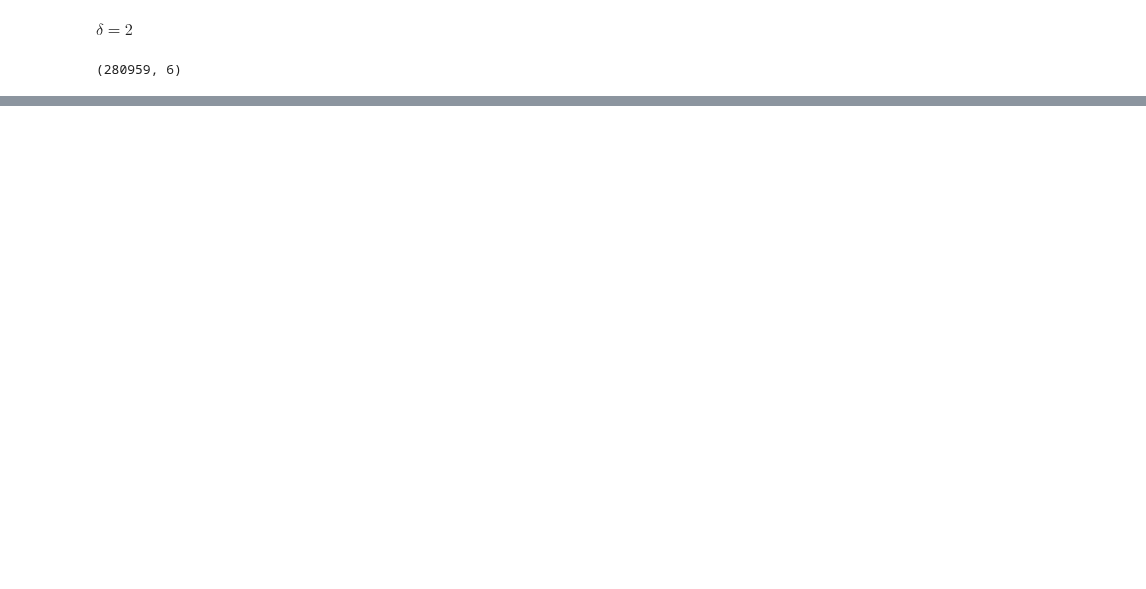
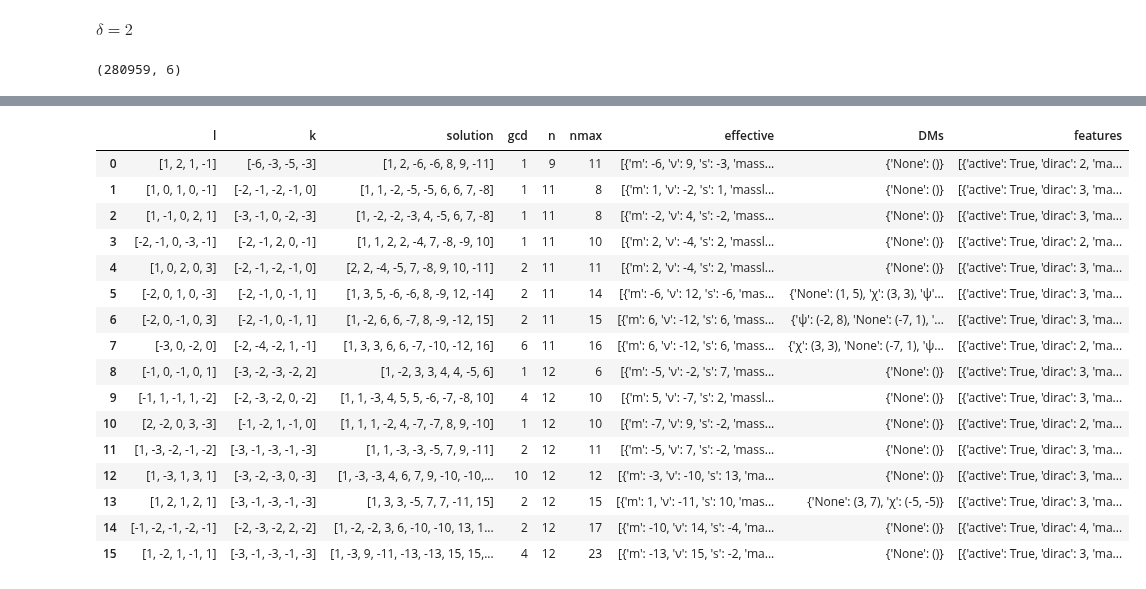
Before and after one commit to LBJ-Wade/anomaly, a Jupyter notebook: Effective_Dirac_5_6_IMPORTANT.ipynb, the cells around one changed output, grey strips where cells are left out. Saved outputs shown, nothing was run; the diff lists cells and outputs as text; code cells hidden in the pictures; blank space fills up the shorter version.

```diff
--- a/Effective_Dirac_5_6_IMPORTANT.ipynb
+++ b/Effective_Dirac_5_6_IMPORTANT.ipynb
@@ -347,0 +384,22 @@ dspm2['DMs']=dspm2.apply(lambda row: unconditional_stability(row,ZN,check_massle
+# %%
+kk=fnl[fnl['features'].apply(lambda l: True in [ True for d in l if d.get('active') and d.get('δ')==1 ])].reset_index(drop=True)
+df=pd.DataFrame(kk['features'].str[0].to_list())
+kk
+# %% [output]
+|  | l | k | solution | gcd | n | nmax | effective | DMs | features |
+| 0 | [1, 2, 1, -1] | [-6, -3, -5, -3] | [1, 2, -6, -6, 8, 9, -11] | 1 | 9 | 11 | [{'m': -6, 'ν': 9, 's': -3, 'mass... | {'None': ()} | [{'active': True, 'dirac': 2, 'ma... |
+| 1 | [1, 0, 1, 0, -1] | [-2, -1, -2, -1, 0] | [1, 1, -2, -5, -5, 6, 6, 7, -8] | 1 | 11 | 8 | [{'m': 1, 'ν': -2, 's': 1, 'massl... | {'None': ()} | [{'active': True, 'dirac': 3, 'ma... |
+| 2 | [1, -1, 0, 2, 1] | [-3, -1, 0, -2, -3] | [1, -2, -2, -3, 4, -5, 6, 7, -8] | 1 | 11 | 8 | [{'m': -2, 'ν': 4, 's': -2, 'mass... | {'None': ()} | [{'active': True, 'dirac': 3, 'ma... |
+| 3 | [-2, -1, 0, -3, -1] | [-2, -1, 2, 0, -1] | [1, 1, 2, 2, -4, 7, -8, -9, 10] | 1 | 11 | 10 | [{'m': 2, 'ν': -4, 's': 2, 'massl... | {'None': ()} | [{'active': True, 'dirac': 2, 'ma... |
+| 4 | [1, 0, 2, 0, 3] | [-2, -1, -2, -1, 0] | [2, 2, -4, -5, 7, -8, 9, 10, -11] | 2 | 11 | 11 | [{'m': 2, 'ν': -4, 's': 2, 'massl... | {'None': ()} | [{'active': True, 'dirac': 3, 'ma... |
+| 5 | [-2, 0, 1, 0, -3] | [-2, -1, 0, -1, 1] | [1, 3, 5, -6, -6, 8, -9, 12, -14] | 2 | 11 | 14 | [{'m': -6, 'ν': 12, 's': -6, 'mas... | {'None': (1, 5), 'χ': (3, 3), 'ψ'... | [{'active': True, 'dirac': 3, 'ma... |
+| 6 | [-2, 0, -1, 0, 3] | [-2, -1, 0, -1, 1] | [1, -2, 6, 6, -7, 8, -9, -12, 15] | 2 | 11 | 15 | [{'m': 6, 'ν': -12, 's': 6, 'mass... | {'ψ': (-2, 8), 'None': (-7, 1), '... | [{'active': True, 'dirac': 3, 'ma... |
+| 7 | [-3, 0, -2, 0] | [-2, -4, -2, 1, -1] | [1, 3, 3, 6, 6, -7, -10, -12, 16] | 6 | 11 | 16 | [{'m': 6, 'ν': -12, 's': 6, 'mass... | {'χ': (3, 3), 'None': (-7, 1), 'ψ... | [{'active': True, 'dirac': 2, 'ma... |
+| 8 | [-1, 0, -1, 0, 1] | [-3, -2, -3, -2, 2] | [1, -2, 3, 3, 4, 4, -5, 6] | 1 | 12 | 6 | [{'m': -5, 'ν': -2, 's': 7, 'mass... | {'None': ()} | [{'active': True, 'dirac': 3, 'ma... |
+| 9 | [-1, 1, -1, 1, -2] | [-2, -3, -2, 0, -2] | [1, 1, -3, 4, 5, 5, -6, -7, -8, 10] | 4 | 12 | 10 | [{'m': 5, 'ν': -7, 's': 2, 'massl... | {'None': ()} | [{'active': True, 'dirac': 3, 'ma... |
+| 10 | [2, -2, 0, 3, -3] | [-1, -2, 1, -1, 0] | [1, 1, 1, -2, 4, -7, -7, 8, 9, -10] | 1 | 12 | 10 | [{'m': -7, 'ν': 9, 's': -2, 'mass... | {'None': ()} | [{'active': True, 'dirac': 2, 'ma... |
+| 11 | [1, -3, -2, -1, -2] | [-3, -1, -3, -1, -3] | [1, 1, -3, -3, -5, 7, 9, -11] | 2 | 12 | 11 | [{'m': -5, 'ν': 7, 's': -2, 'mass... | {'None': ()} | [{'active': True, 'dirac': 3, 'ma... |
+| 12 | [1, -3, 1, 3, 1] | [-3, -2, -3, 0, -3] | [1, -3, -3, 4, 6, 7, 9, -10, -10,... | 10 | 12 | 12 | [{'m': -3, 'ν': -10, 's': 13, 'ma... | {'None': ()} | [{'active': True, 'dirac': 3, 'ma... |
+| 13 | [1, 2, 1, 2, 1] | [-3, -1, -3, -1, -3] | [1, 3, 3, -5, 7, 7, -11, 15] | 2 | 12 | 15 | [{'m': 1, 'ν': -11, 's': 10, 'mas... | {'None': (3, 7), 'χ': (-5, -5)} | [{'active': True, 'dirac': 3, 'ma... |
+| 14 | [-1, -2, -1, -2, -1] | [-2, -3, -2, 2, -2] | [1, -2, -2, 3, 6, -10, -10, 13, 1... | 2 | 12 | 17 | [{'m': -10, 'ν': 14, 's': -4, 'ma... | {'None': ()} | [{'active': True, 'dirac': 4, 'ma... |
+| 15 | [1, -2, 1, -1, 1] | [-3, -1, -3, -1, -3] | [1, -3, 9, -11, -13, -13, 15, 15,... | 4 | 12 | 23 | [{'m': -13, 'ν': 15, 's': -2, 'ma... | {'None': ()} | [{'active': True, 'dirac': 3, 'ma... |
```
Also changed, not shown: parts of 30 cells of this notebook.
